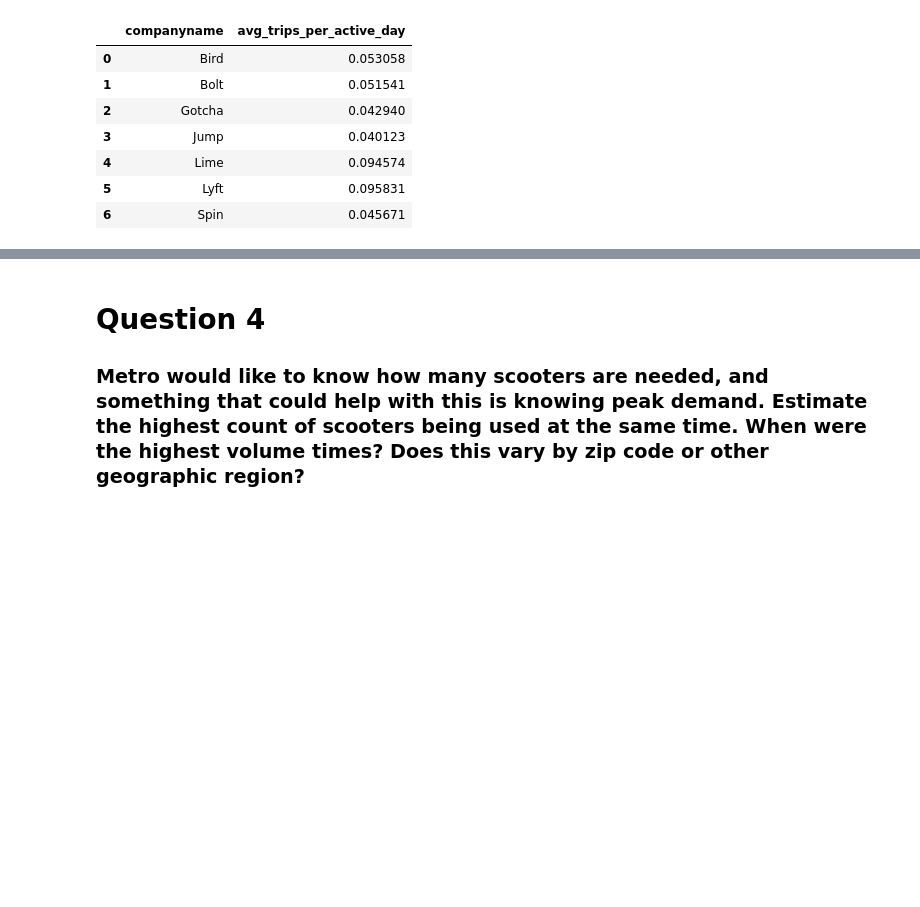
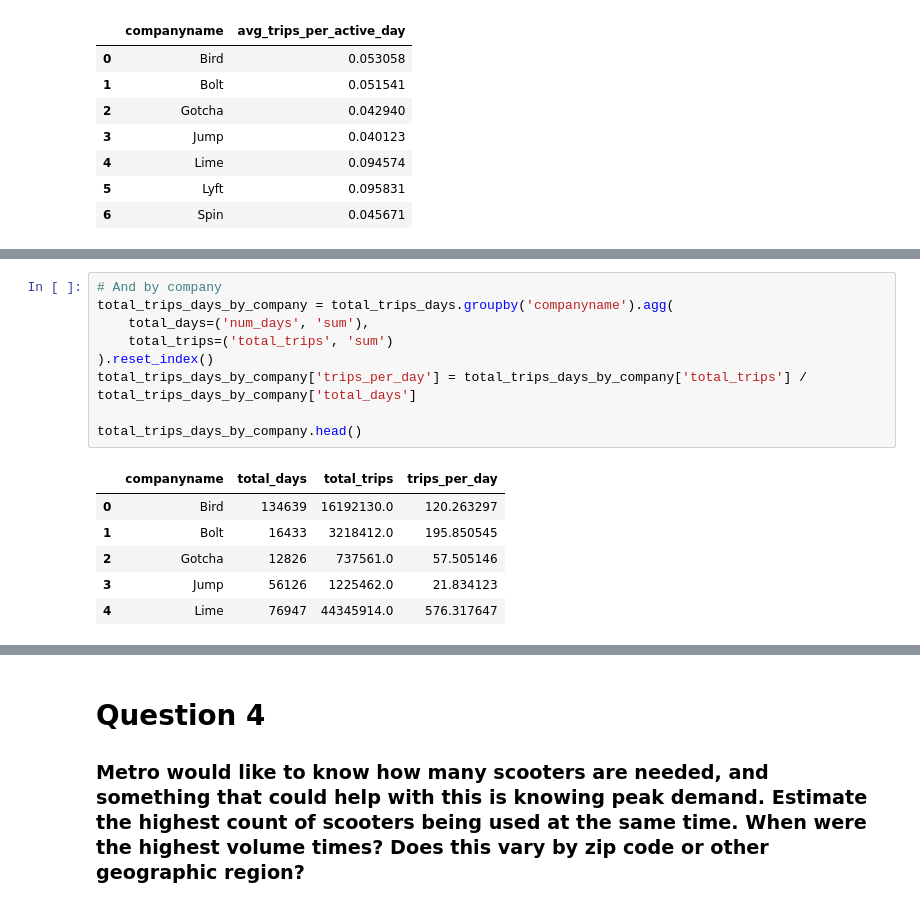
Before and after one commit to NSS-Data-Analytics-Cohort-11/scooters-no-pineapple, a Jupyter notebook: notebook/scooters.ipynb, the cells around one changed output, grey strips where cells are left out. Saved outputs shown, nothing was run; the diff lists cells and outputs as text; blank space fills up the shorter version.

```diff
--- a/notebook/scooters.ipynb
+++ b/notebook/scooters.ipynb
@@ -286,0 +339,16 @@ company_averages
+# %%
+# And by company
+total_trips_days_by_company = total_trips_days.groupby('companyname').agg(
+    total_days=('num_days', 'sum'),
+    total_trips=('total_trips', 'sum')
+).reset_index()
+total_trips_days_by_company['trips_per_day'] = total_trips_days_by_company['total_trips'] / total_trips_days_by_company['total_days']
+
+total_trips_days_by_company.head()
+# %% [output]
+|  | companyname | total_days | total_trips | trips_per_day |
+| 0 | Bird | 134639 | 16192130.0 | 120.263297 |
+| 1 | Bolt | 16433 | 3218412.0 | 195.850545 |
+| 2 | Gotcha | 12826 | 737561.0 | 57.505146 |
+| 3 | Jump | 56126 | 1225462.0 | 21.834123 |
+| 4 | Lime | 76947 | 44345914.0 | 576.317647 |
```
Also changed, not shown: parts of 8 cells of this notebook.
